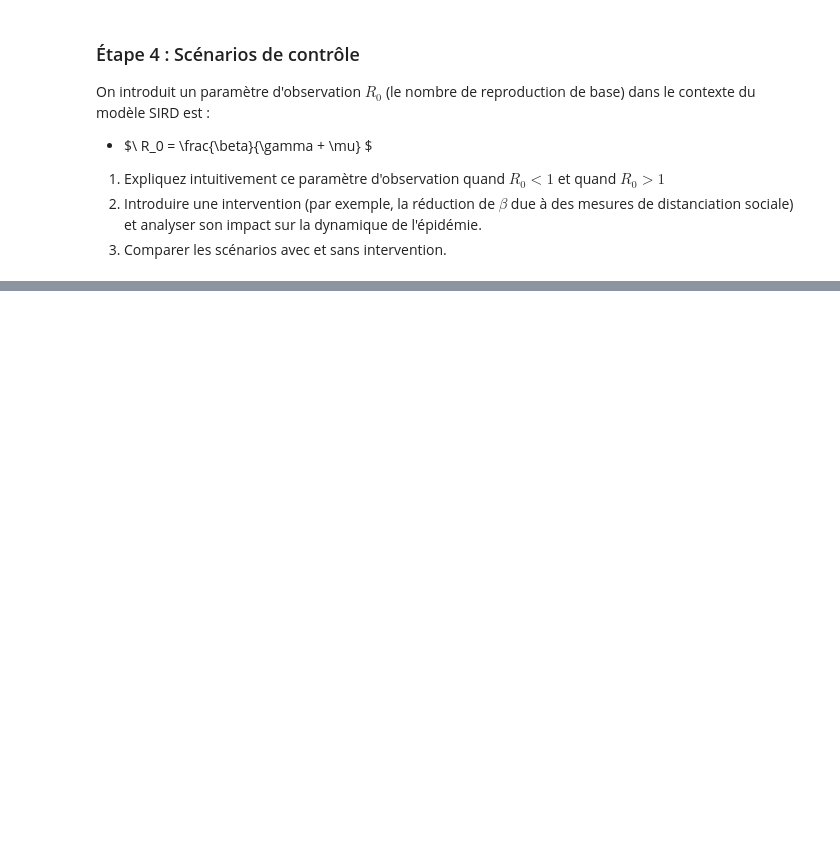
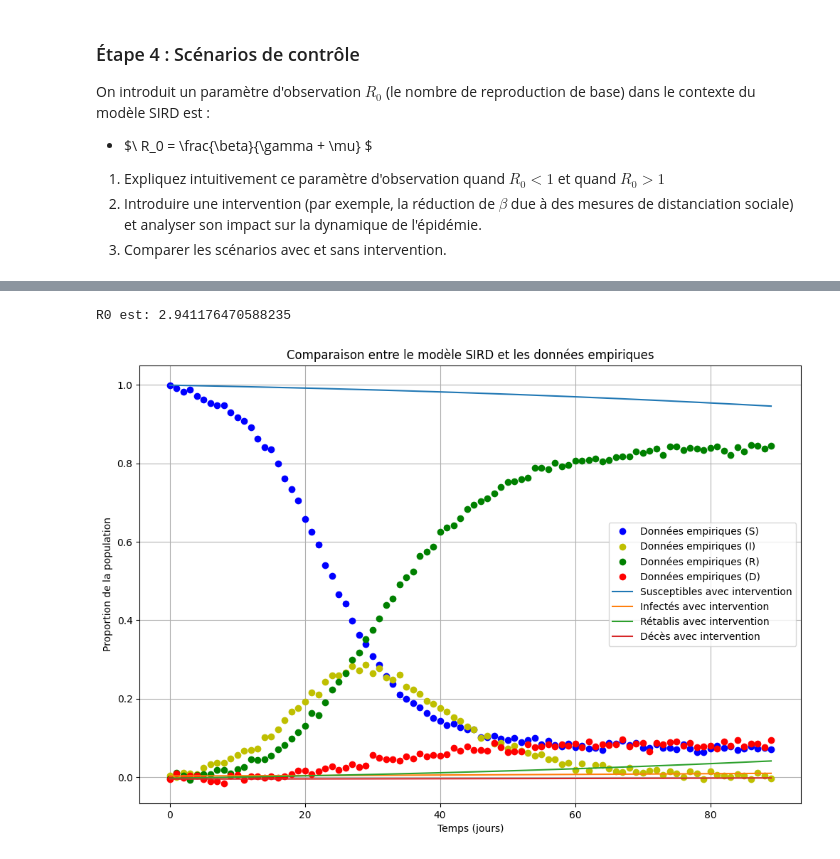
Before and after one commit to AbdessamadTzn/sird_model, a Jupyter notebook: modèle_épidémiologie_SIRD.ipynb, the cells around one changed output, grey strips where cells are left out. Saved outputs shown, nothing was run; the diff lists cells and outputs as text; code cells hidden in the pictures; blank space fills up the shorter version.

```diff
--- a/modèle_épidémiologie_SIRD.ipynb
+++ b/modèle_épidémiologie_SIRD.ipynb
@@ -236,0 +241,34 @@ def euler_sird_with_intervention(beta, gamma, mu, S0, I0, R0, D0, h, duration, i
+# %%
+#2
+R0 = best_beta / (best_gamma + best_mu)
+print(f"R0 est: {R0}")
+
+new_beta = 0.1
+new_gamma = best_gamma
+new_mu = best_mu
+
+S0 = [float(df['Susceptibles'].iloc[0])]
+I0 = [float(df['Infectés'].iloc[0])]
+R0 = [float(df['Rétablis'].iloc[0])]
+D0 = [float(df['Décès'].iloc[0])]
+
+S_with_intervention, I_with_intervention, R_with_intervention, D_with_intervention, t = sird_euler(S0, I0, R0, D0, new_beta, new_gamma, new_mu)
+
+plt.figure(figsize=(12, 8))
+plt.plot(df['Jour'], df['Susceptibles'], 'bo', label='Données empiriques (S)')
+plt.plot(df['Jour'], df['Infectés'], 'yo', label='Données empiriques (I)')
+plt.plot(df['Jour'], df['Rétablis'], 'go', label='Données empiriques (R)')
+plt.plot(df['Jour'], df['Décès'], 'ro', label='Données empiriques (D)')
+plt.plot(t, S_with_intervention, label='Susceptibles avec intervention')
+plt.plot(t, I_with_intervention, label='Infectés avec intervention')
+plt.plot(t, R_with_intervention, label='Rétablis avec intervention ')
+plt.plot(t, D_with_intervention, label='Décès avec intervention ')
+plt.xlabel('Temps (jours)')
+plt.ylabel('Proportion de la population')
+plt.title('Comparaison entre le modèle SIRD et les données empiriques')
+plt.legend()
+plt.grid()
+plt.show()
+# %% [output]
+R0 est: 2.941176470588235
+[figure, added]
```
Also changed, not shown: parts of 17 cells of this notebook.
